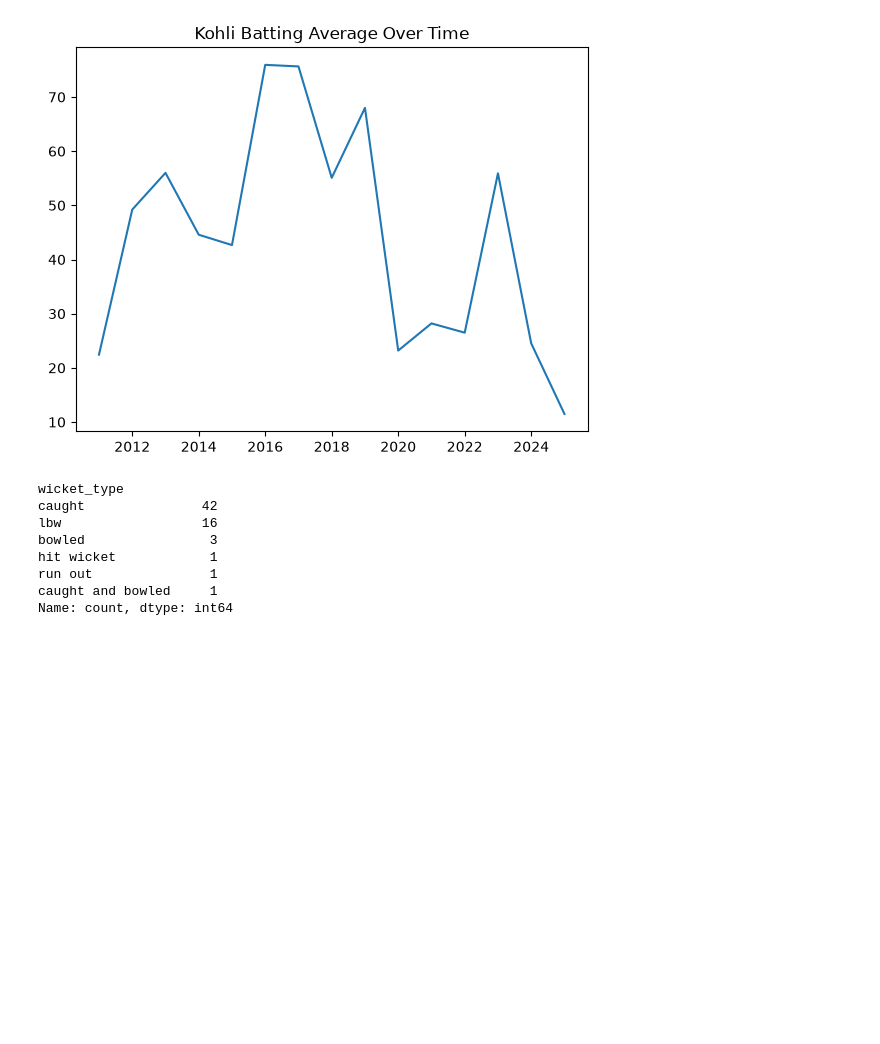
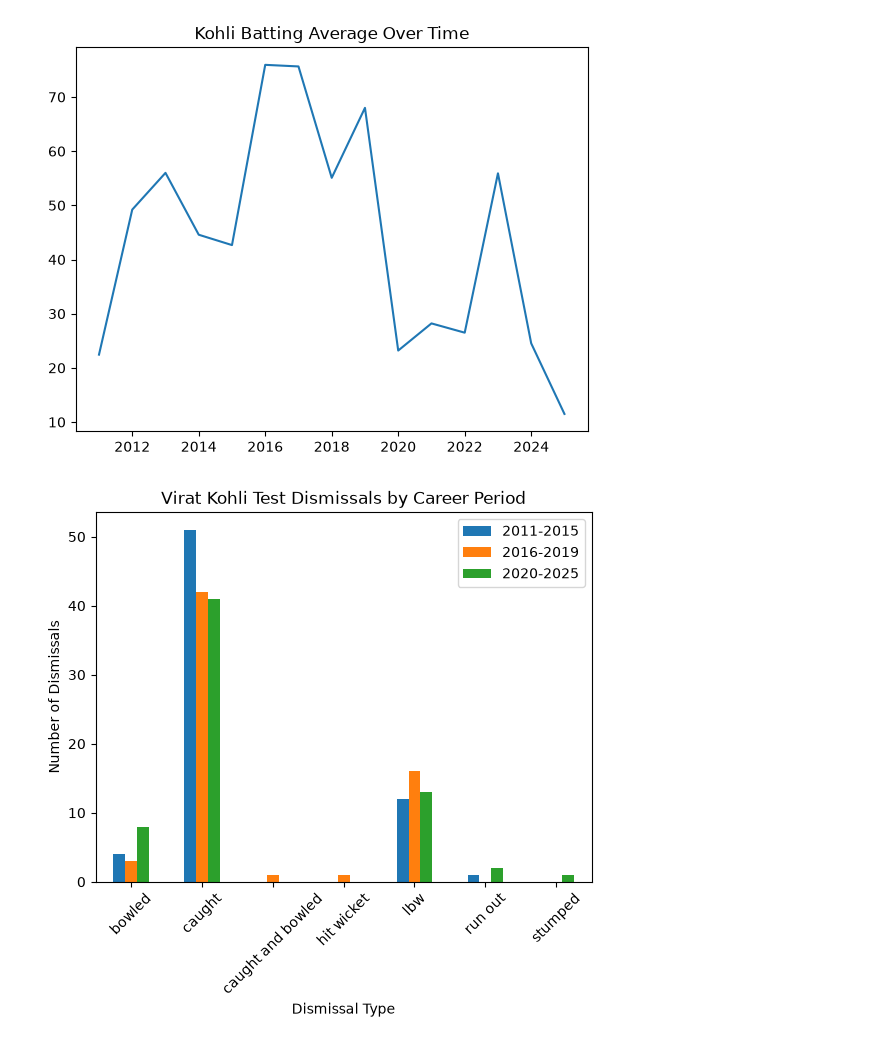
Before and after one commit to Nivas-G/test-cricket-analysis, a Jupyter notebook: main.ipynb, the cells around one changed output. Drawn from its saved outputs; the diff is of its cells as text; code cells hidden in the pictures; blank space fills up the shorter version.

```diff
--- a/main.ipynb
+++ b/main.ipynb
@@ -37,7 +36,7 @@ plt.show()
 # %% [output]
 [figure]
 # %%
-kohli_test_dismissals = kohli_tests.dropna(subset=["wicket_type"])
+kohli_test_dismissals = kohli_tests[kohli_tests["player_dismissed"] == "V Kohli"].dropna(subset=["wicket_type"])
 # %%
 early_kohli_test_dismissals = kohli_test_dismissals[
     kohli_test_dismissals["start_date"].str[:4].astype(int).between(2011, 2015)
@@ -50,18 +49,27 @@ middle_kohli_test_dismissals = kohli_test_dismissals[
 ]
 # %%
 middle_kohli_test_dismissals = middle_kohli_test_dismissals.sort_values("start_date")
-# %%
-middle_kohli_test_dismissals["wicket_type"].value_counts()
-# %% [output]
-wicket_type
-caught               42
-lbw                  16
-bowled                3
-hit wicket            1
-run out               1
-caught and bowled     1
-Name: count, dtype: int64
+# %%
+late_kohli_test_dismissals = kohli_test_dismissals[
+    kohli_test_dismissals["start_date"].str[:4].astype(int).between(2020, 2025)
+]
+late_kohli_test_dismissals = late_kohli_test_dismissals.sort_values("start_date")
 # %%
-sns.countplot(
-    data=
-)
+dismissals = pd.DataFrame({
+    "2011-2015": early_kohli_test_dismissals["wicket_type"].value_counts(),
+    "2016-2019": middle_kohli_test_dismissals["wicket_type"].value_counts(),
+    "2020-2025": late_kohli_test_dismissals["wicket_type"].value_counts()
+}).fillna(0)
+# %%
+fig, ax = plt.subplots()
+
+dismissals.plot(kind="bar", ax=ax)
+
+ax.set_xlabel("Dismissal Type")
+ax.set_ylabel("Number of Dismissals")
+ax.set_title("Virat Kohli Test Dismissals by Career Period")
+ax.tick_params(axis="x", rotation=45)
+
+plt.show()
+# %% [output]
+[figure, added]
```
Also changed, not shown: parts of 1 cell of this notebook.
